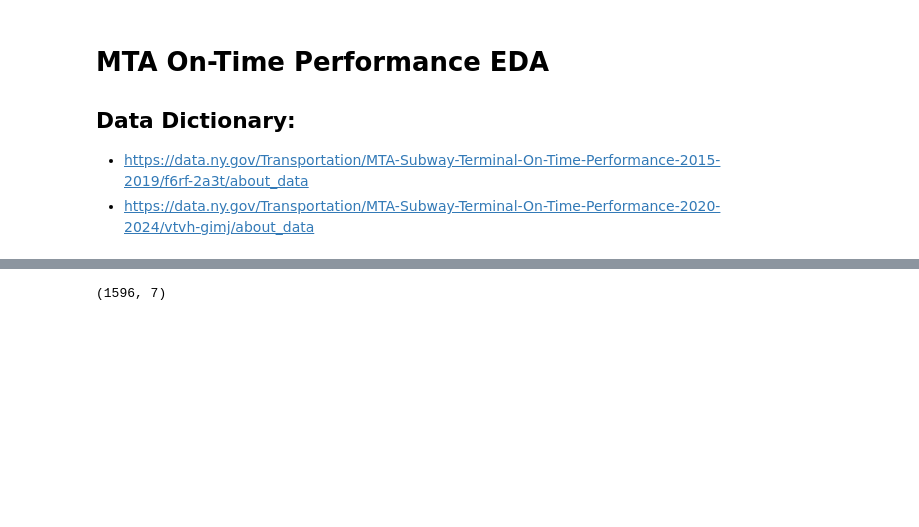
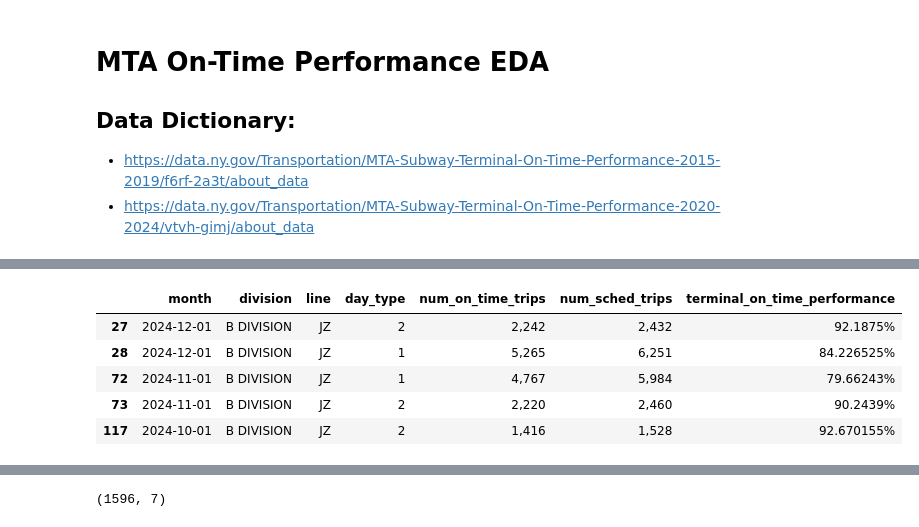
Before and after one commit to tali0n-git/NYC_Public_Schools_Analysis, a Jupyter notebook: MTA_Data_Analysis_Notebooks/MTA_On-Time_Performance_EDA.ipynb, the cells around one changed output, grey strips where cells are left out. Cells and saved outputs as stored; diff of their text form; code cells hidden in the pictures; blank space fills up the shorter version.

```diff
--- a/MTA_Data_Analysis_Notebooks/MTA_On-Time_Performance_EDA.ipynb
+++ b/MTA_Data_Analysis_Notebooks/MTA_On-Time_Performance_EDA.ipynb
@@ -32,0 +77,9 @@ mta_time_2.head()
+# %%
+mta_time_2[mta_time_2['line'] == 'JZ'].head()
+# %% [output]
+|  | month | division | line | day_type | num_on_time_trips | num_sched_trips | terminal_on_time_performance |
+| 27 | 2024-12-01 | B DIVISION | JZ | 2 | 2,242 | 2,432 | 92.1875% |
+| 28 | 2024-12-01 | B DIVISION | JZ | 1 | 5,265 | 6,251 | 84.226525% |
+| 72 | 2024-11-01 | B DIVISION | JZ | 1 | 4,767 | 5,984 | 79.66243% |
+| 73 | 2024-11-01 | B DIVISION | JZ | 2 | 2,220 | 2,460 | 90.2439% |
+| 117 | 2024-10-01 | B DIVISION | JZ | 2 | 1,416 | 1,528 | 92.670155% |
```
Also changed, not shown: parts of 24 cells of this notebook.
